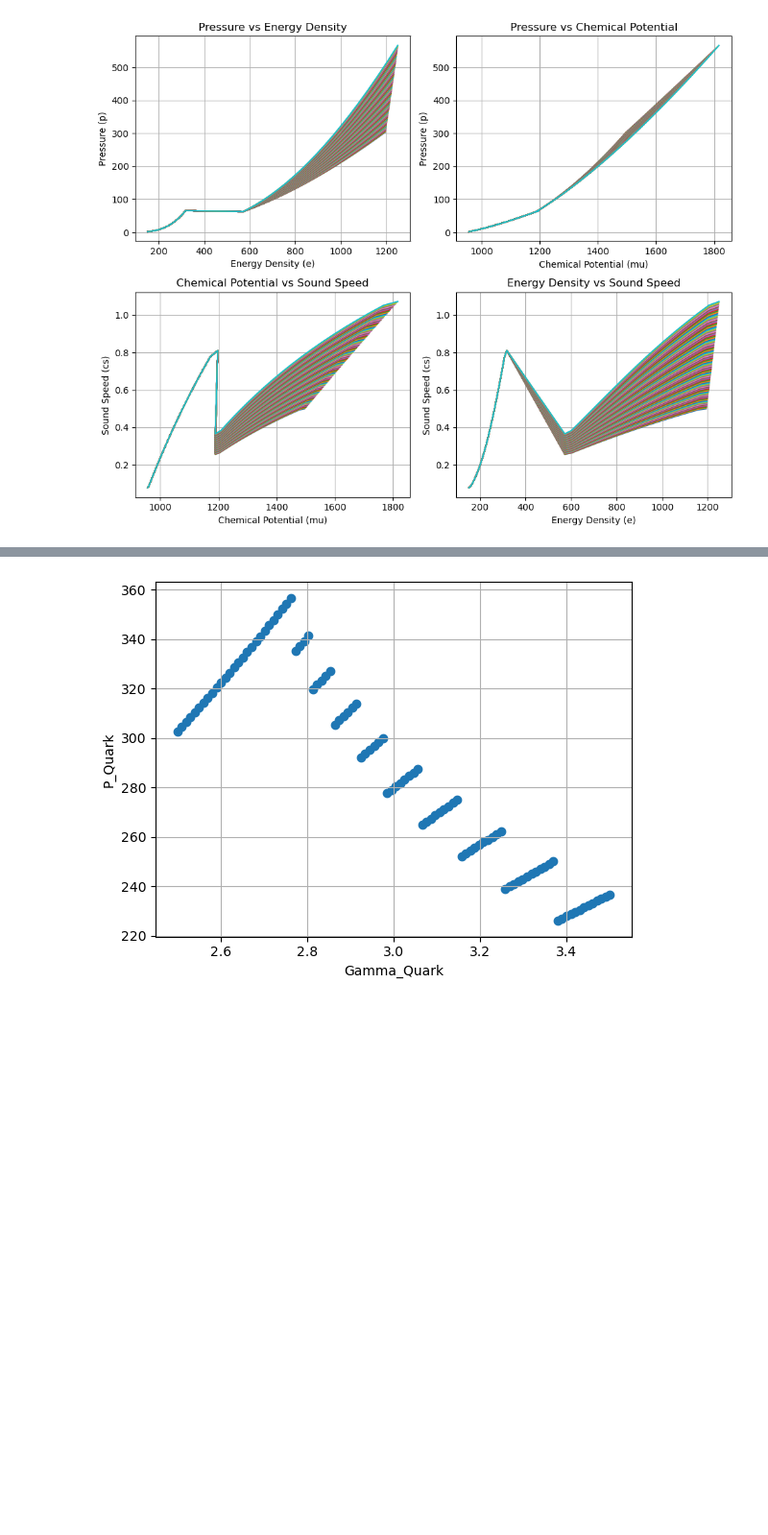
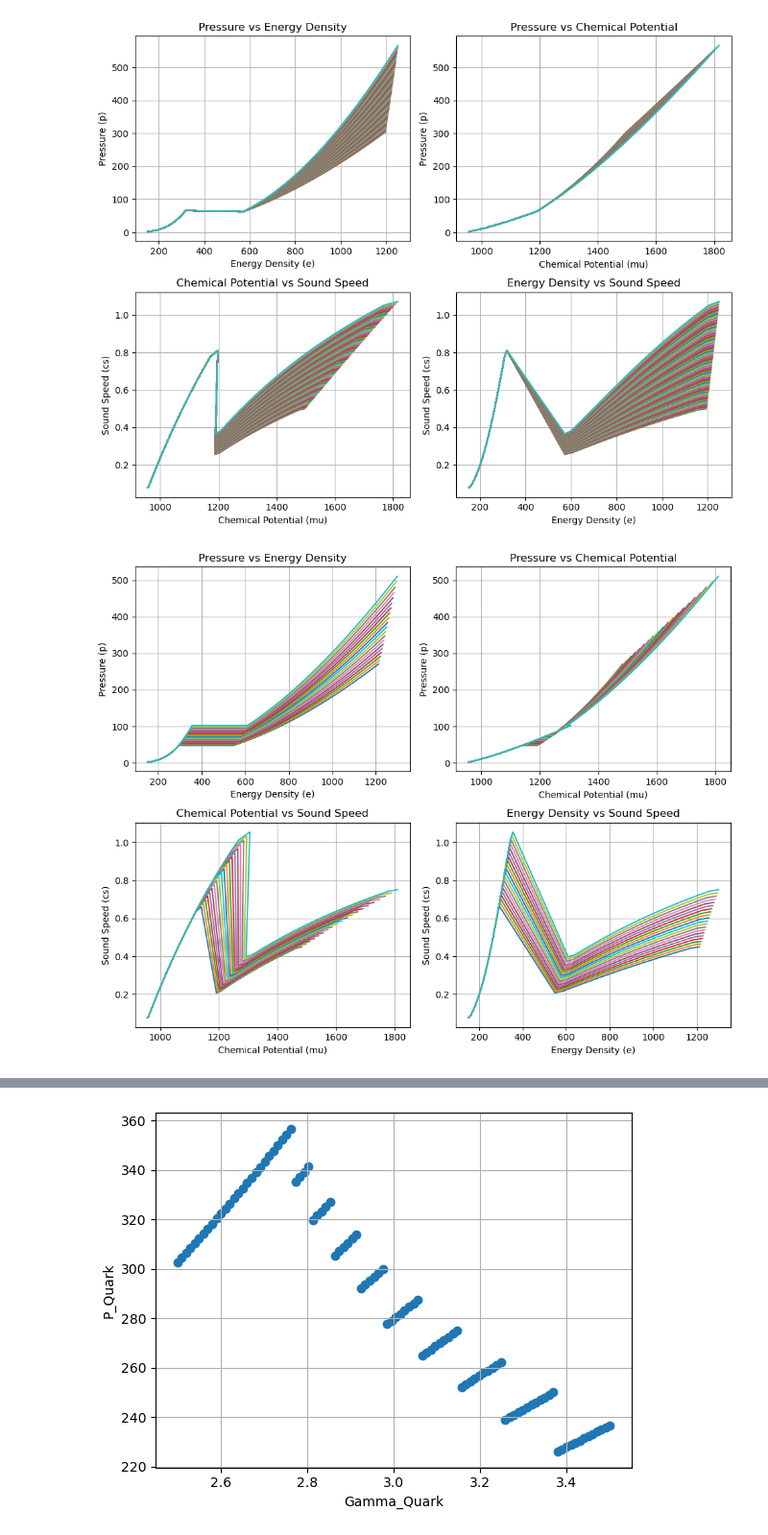
Before and after one commit to katta626/Phase_Transition, a Jupyter notebook: code/Quadraticfit/relation.ipynb, the cells around one changed output, grey strips where cells are left out. Shown: that part at 96% size. Cells and saved outputs as stored; diff of their text form; code cells hidden in the pictures; blank space fills up the shorter version.

```diff
--- a/code/Quadraticfit/relation.ipynb
+++ b/code/Quadraticfit/relation.ipynb
@@ -115,3 +115,97 @@ plt.tight_layout()
 plt.show()
 # %% [output]
 [figure]
+# %%
+n_had_final = np.linspace(0.3,0.35,20)
+n_quark_final = np.linspace(0.5,0.55,20)
+# %%
+fig, axes = plt.subplots(2, 2, figsize=(10, 8))
+
+# Initialize empty lists to store concatenated data
+e_total, p_total, mu_total, cs_total, P_crit, mu_crit = [], [], [], [], [], []
+
+# Loop through Gam_quark to plot curves for each value of g_quark
+for g_quark, nhf, nqf in zip(Gam_quark, n_had_final, n_quark_final):
+    n_had = np.linspace(0.16, nhf, 20)
+    n_quark = np.linspace(nqf, 1, 20)
+
+    # Hadronic EOS
+    p_had = P_from_nb(n_had, K_had, Gam_had)
+    mu_had = mu_from_nb(n_had, K_had, Gam_had, m0_had)
+    e_had = e_from_n(n_had, K_had, Gam_had, m0_had)
+    cs_had = np.gradient(p_had, e_had)
+
+    K_quark = p_had[-1] / (nqf ** g_quark)
+    m0_quark = ((e_had[-1]+253.89) - (K_quark * (nqf ** g_quark)) / (g_quark - 1)) / nqf
+
+    # Quark EOS
+    p_quark = P_from_nb(n_quark, K_quark, g_quark)
+    mu_quark = mu_from_nb(n_quark, K_quark, g_quark, m0_quark)
+    e_quark = e_from_n(n_quark, K_quark, g_quark, m0_quark)
+    cs_quark = np.gradient(p_quark, e_quark)
+
+    # Concatenate hadronic and quark data
+    e_combined = np.concatenate((e_had, e_quark))
+    p_combined = np.concatenate((p_had, p_quark))
+    mu_combined = np.concatenate((mu_had, mu_quark))
+    cs_combined = np.concatenate((cs_had, cs_quark))
+
+    # Store concatenated data
+    e_total.append(e_combined)
+    p_total.append(p_combined)
+    mu_total.append(mu_combined)
+    cs_total.append(cs_combined)
+    P_crit.append(p_quark[0])
+    mu_crit.append(mu_quark[0])
+
+# After the loop, plot concatenated data
+for i in range(len(p_total)):
+    # Plot 1: Pressure vs Energy Density
+    axes[0, 0].plot(e_total[i], p_total[i], label=f"g_quark = {Gam_quark[i]}")
+
+    # Plot 2: Pressure vs Chemical Potential
+    axes[0, 1].plot(mu_total[i], p_total[i], label=f"g_quark = {Gam_quark[i]}")
+
+    # Plot 3: Chemical Potential vs Sound Speed
+    axes[1, 0].plot(mu_total[i], cs_total[i], label=f"g_quark = {Gam_quark[i]}")
+
+    # Plot 4: Energy Density vs Sound Speed
+    axes[1, 1].plot(e_total[i], cs_total[i], label=f"g_quark = {Gam_quark[i]}")
+
+# Adding titles, labels, and legends after the loop
+
+# Plot 1: Pressure vs Energy Density
+axes[0, 0].set_title('Pressure vs Energy Density')
+axes[0, 0].set_xlabel('Energy Density (e)')
+axes[0, 0].set_ylabel('Pressure (p)')
+axes[0, 0].grid(True)
+#axes[0, 0].legend()
+
+# Plot 2: Pressure vs Chemical Potential
+axes[0, 1].set_title('Pressure vs Chemical Potential')
+axes[0, 1].set_xlabel('Chemical Potential (mu)')
+axes[0, 1].set_ylabel('Pressure (p)')
+axes[0, 1].grid(True)
+#axes[0, 1].legend()
+
+# Plot 3: Chemical Potential vs Sound Speed
+axes[1, 0].set_title('Chemical Potential vs Sound Speed')
+axes[1, 0].set_ylabel('Sound Speed (cs)')
+axes[1, 0].set_xlabel('Chemical Potential (mu)')
+axes[1, 0].grid(True)
+#axes[1, 0].legend()
+
+# Plot 4: Energy Density vs Sound Speed
+axes[1, 1].set_title('Energy Density vs Sound Speed')
+axes[1, 1].set_ylabel('Sound Speed (cs)')
+axes[1, 1].set_xlabel('Energy Density (e)')
+axes[1, 1].grid(True)
+#axes[1, 1].legend()
+
+# Adjust spacing between subplots
+plt.tight_layout()
+
+# Show the plot
+plt.show()
+# %% [output]
+[figure, added]
```
Also changed, not shown: parts of 5 cells of this notebook, 2 other files.
